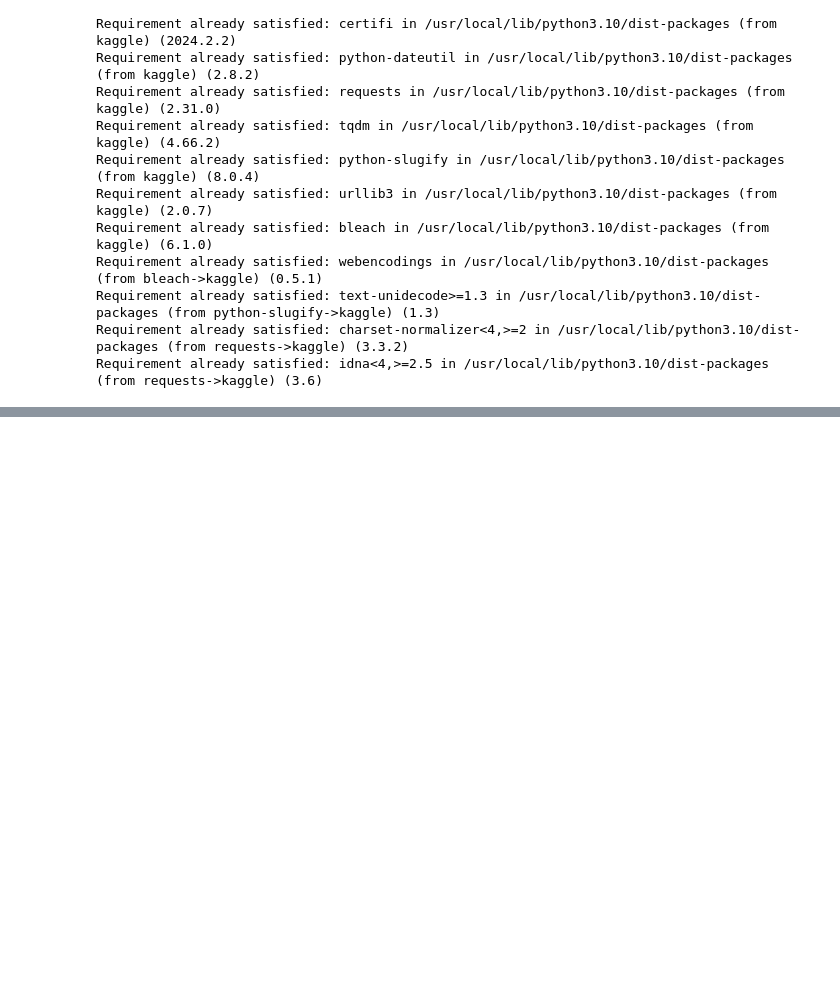
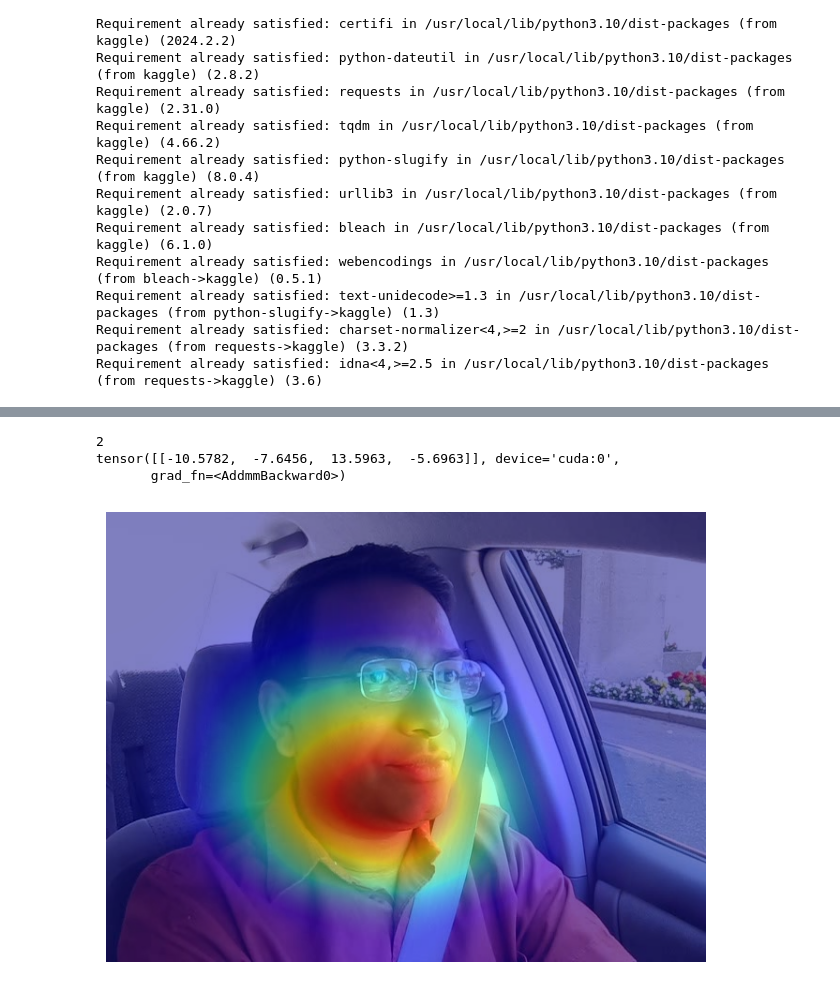
Before and after one commit to Snehapdev/Drowzy-Driver-Detection, a Jupyter notebook: notebooks/drwozy_driver_detection.ipynb, the cells around one changed output, grey strips where cells are left out. Saved outputs shown, nothing was run; the diff lists cells and outputs as text; code cells hidden in the pictures; blank space fills up the shorter version.

```diff
--- a/notebooks/drwozy_driver_detection.ipynb
+++ b/notebooks/drwozy_driver_detection.ipynb
@@ -383,6 +459,6 @@ class TransferModel(nn.Module):
 
 # Initialize model, loss function, and optimizer
 device = torch.device("cuda" if torch.cuda.is_available() else "cpu")
-model_1 = TransferModel(num_classes=len(dataset_original.classes)).to(device)
+model_1 = TransferModel(num_classes=len(dataset_augmented.classes)).to(device)
 # %%
 model_1
@@ -569,0 +688,42 @@ plt.show()
+# %%
+
+# Understand the decisions made by model by highlights the regions of an input image of class 2(yawn)
+# that contribute the most to the model's decision
+
+from torchvision.io.image import read_image
+from torchvision.transforms.functional import normalize, resize, to_pil_image
+from torchcam.methods import SmoothGradCAMpp
+import matplotlib.pyplot as plt
+from torchcam.utils import overlay_mask
+
+# Set device
+device = torch.device("cuda" if torch.cuda.is_available() else "cpu")
+
+# Ensure model is in evaluation mode and move to device
+model_1.eval().to(device)
+
+# Get input image
+img_path = "/content/data/yawn-eye-dataset/dataset_new/test/no_yawn/115.jpg"
+img = read_image(img_path)
+# Apply transformations and move to device
+input_tensor = normalize(resize(img, (224, 224)) / 255., [0.485, 0.456, 0.406], [0.229, 0.224, 0.225]).to(device)
+
+# Initialize SmoothGradCAM++ extractor
+with SmoothGradCAMpp(model_1) as cam_extractor:
+    # Forward pass
+    out = model_1(input_tensor.unsqueeze(0))
+    # Print predicted class
+    print(out.squeeze(0).argmax().item())
+    print(out)
+    # Extract CAM
+    activation_map = cam_extractor(out.squeeze(0).argmax().item(), out)
+
+# Overlay the CAM on the input image
+result = overlay_mask(to_pil_image(img), to_pil_image(activation_map[0].squeeze(0), mode='F'), alpha=0.5)
+
+# Display the result
+plt.imshow(result)
+plt.axis('off')
+plt.tight_layout()
+plt.show()
+# %% [output]
@@ -569,0 +731,4 @@ plt.show()
+2
+tensor([[-10.5782,  -7.6456,  13.5963,  -5.6963]], device='cuda:0',
+       grad_fn=<AddmmBackward0>)
+[figure, added]
```
Also changed, not shown: parts of 22 cells of this notebook, 1 other file.
